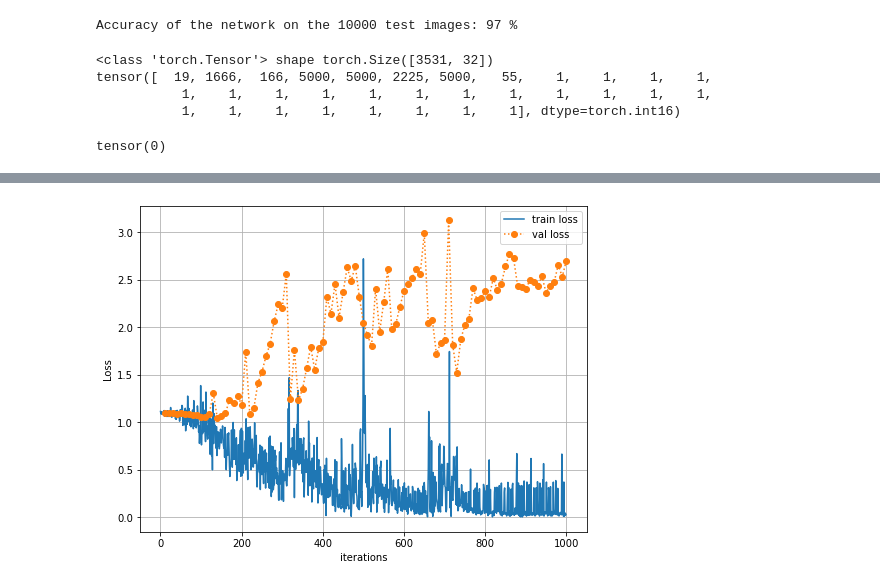
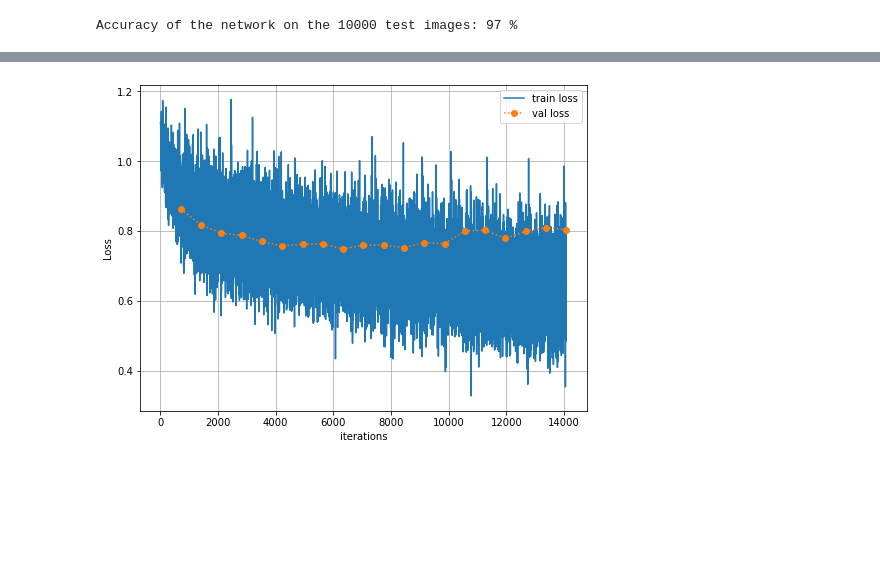
Before and after one commit to grohalex/NLP_TweetSentimentAnalysis, a Jupyter notebook: NN-testing.ipynb, the cells around one changed output, grey strips where cells are left out. Cells and saved outputs as stored; diff of their text form; code cells hidden in the pictures; blank space fills up the shorter version.

Commit message:
full training setup + train/validation visualisations

```diff
--- a/NN-testing.ipynb
+++ b/NN-testing.ipynb
@@ -177,15 +177,3 @@ print('Accuracy of the network on the 10000 test images: %d %%' % (100 * correct
 #torch.save(model.state_dict(), 'model.pkl')
 # %% [output]
 Accuracy of the network on the 10000 test images: 97 %
-# %%
-with open('xy_test1.pkl', 'rb') as inp_file:
-    temp = pickle.load(inp_file)
-    [xs, ys] = temp
-    xs = torch.from_numpy(xs) + 1
-    print(type(xs), "shape", xs.size())
-    print(xs[2])
-# %% [output]
-<class 'torch.Tensor'> shape torch.Size([3531, 32])
-tensor([  19, 1666,  166, 5000, 5000, 2225, 5000,   55,    1,    1,    1,    1,
-           1,    1,    1,    1,    1,    1,    1,    1,    1,    1,    1,    1,
-           1,    1,    1,    1,    1,    1,    1,    1], dtype=torch.int16)
@@ -264,8 +368,3 @@ class ToyNN(nn.Module):
-# %%
-a = torch.tensor([3,1,2])
-a.argmax(dim=-1)
-# %% [output]
-tensor(0)
 # %%
 # sample RNN code
 import torch.nn as nn
@@ -283,9 +382,9 @@ def random_seed_setup(seed):
 
 device = torch.device('cpu')                        # setting up the device
 random_seed_setup(123)                              # setting up the seed
-train_dataset = tweet_dataset("small_train.pkl")    # loading data
-dev_dataset = tweet_dataset("small_dev.pkl")
-test_dataset = tweet_dataset("small_test1.pkl")
+train_dataset = tweet_dataset("xy_train.pkl")    # loading data
+dev_dataset = tweet_dataset("xy_dev.pkl")
+test_dataset = tweet_dataset("xy_test1.pkl")
 
 # Hyperparameters
 input_size = 100
@@ -293,9 +392,10 @@ seq_len = 32
 hidden_size = 64
 n_layers = 1
 n_classes = 3
-n_epochs = 100
-batch_size = 10
+n_epochs = 20
+batch_size = 128
 learning_rate = 0.001
+HYPER = {'hidden_size': 64,'n_layers': 1,'n_classes': 3,'n_epochs': 20,'batch_size': 128,'learning_rate': 0.001}
 
 # data loaders
 train_loader = DataLoader(dataset=train_dataset, batch_size=batch_size, shuffle=True, drop_last=True)
@@ -393,7 +493,9 @@ for epoch in tqdm(range(n_epochs)):
         L_validation.append(mean_val_loss)  # append the validation loss vector
         i_val.append((epoch + 1) * (i + 1))             # record the iteration number for plotting
 
-print(f"Train loss: \t {L[-1]:.3f}\nValidation loss: {L_validation[-1]:.3f}\nValidation acc:  {val_accuracy:.3f} ")
-plt.figure(figsize=(8,6)); plt.plot(L, label="train loss");plt.xlabel('iterations');plt.ylabel('Loss');plt.grid()
+# reporting the train and validation performance
+[print(f"{p}:{n}  " , end='' ) for (p,n) in HYPER.items()]; print('')
+print(f"  Train loss: \t {L[-1]:.3f} \t\tValidation loss: {L_validation[-1]:.3f}  \tValidation acc:  {val_accuracy:.3f} ")
+plt.figure(figsize=(12,8)); plt.plot(L, label="train loss");plt.xlabel('iterations');plt.ylabel('Loss');plt.grid()
 plt.plot(i_val, L_validation, 'o:', label="val loss"); plt.legend(); plt.show()
 # %% [output]
@@ -403 +505 @@ Validation acc:  0.440
-[figure, old version]
+[figure, new version]
```
Also changed, not shown: parts of 7 cells of this notebook.
